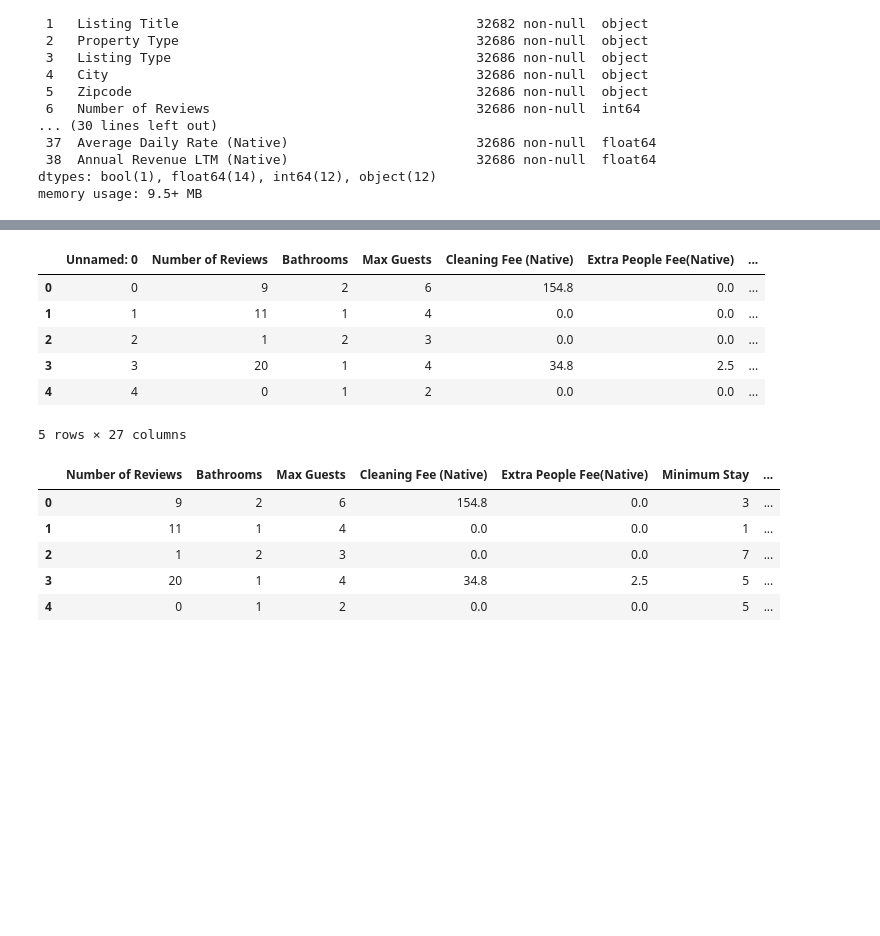
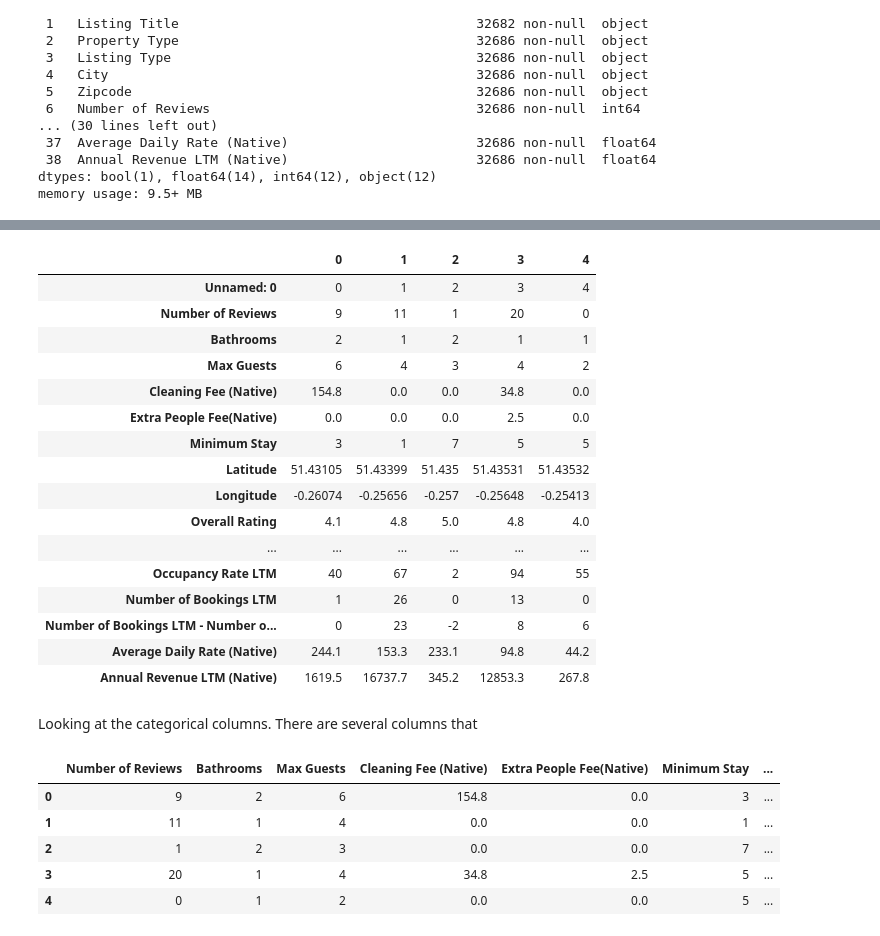
Before and after one commit to BMedlam/Accounting-For-Taste, a Jupyter notebook: Pre-processing - Capstone.ipynb, the cells around one changed output, grey strips where cells are left out. Cells and saved outputs as stored; diff of their text form; code cells hidden in the pictures; blank space fills up the shorter version.

```diff
--- a/Pre-processing - Capstone.ipynb
+++ b/Pre-processing - Capstone.ipynb
@@ -67,14 +56,26 @@ cat_cols.head()
 # %%
 # View numerical columns:
-num_cols.head()
+num_cols.head().T
 # %% [output]
-|  | Unnamed: 0 | Number of Reviews | Bathrooms | Max Guests | Cleaning Fee (Native) | Extra People Fee(Native) | ... |
-| 0 | 0 | 9 | 2 | 6 | 154.8 | 0.0 | ... |
-| 1 | 1 | 11 | 1 | 4 | 0.0 | 0.0 | ... |
-| 2 | 2 | 1 | 2 | 3 | 0.0 | 0.0 | ... |
-| 3 | 3 | 20 | 1 | 4 | 34.8 | 2.5 | ... |
-| 4 | 4 | 0 | 1 | 2 | 0.0 | 0.0 | ... |
+|  | 0 | 1 | 2 | 3 | 4 |
+| Unnamed: 0 | 0 | 1 | 2 | 3 | 4 |
+| Number of Reviews | 9 | 11 | 1 | 20 | 0 |
+| Bathrooms | 2 | 1 | 2 | 1 | 1 |
+| Max Guests | 6 | 4 | 3 | 4 | 2 |
+| Cleaning Fee (Native) | 154.8 | 0.0 | 0.0 | 34.8 | 0.0 |
+| Extra People Fee(Native) | 0.0 | 0.0 | 0.0 | 2.5 | 0.0 |
+| Minimum Stay | 3 | 1 | 7 | 5 | 5 |
+| Latitude | 51.43105 | 51.43399 | 51.435 | 51.43531 | 51.43532 |
+| Longitude | -0.26074 | -0.25656 | -0.257 | -0.25648 | -0.25413 |
+| Overall Rating | 4.1 | 4.8 | 5.0 | 4.8 | 4.0 |
+| ... | ... | ... | ... | ... | ... |
+| Occupancy Rate LTM | 40 | 67 | 2 | 94 | 55 |
+| Number of Bookings LTM | 1 | 26 | 0 | 13 | 0 |
+| Number of Bookings LTM - Number o... | 0 | 23 | -2 | 8 | 6 |
+| Average Daily Rate (Native) | 244.1 | 153.3 | 233.1 | 94.8 | 44.2 |
+| Annual Revenue LTM (Native) | 1619.5 | 16737.7 | 345.2 | 12853.3 | 267.8 |
-5 rows × 27 columns
+# %% [markdown]
+Looking at the categorical columns. There are several columns that
 # %%
 # drop num_cols 'Unnamed: 0' column:
 num_cols.drop(columns='Unnamed: 0', inplace=True)
```
Also changed, not shown: parts of 3 cells of this notebook.
